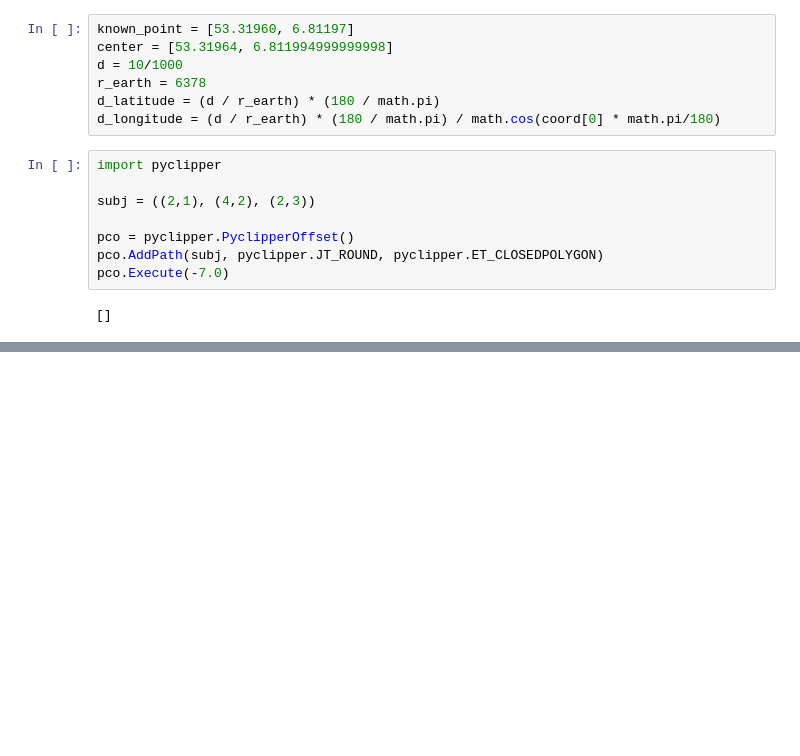
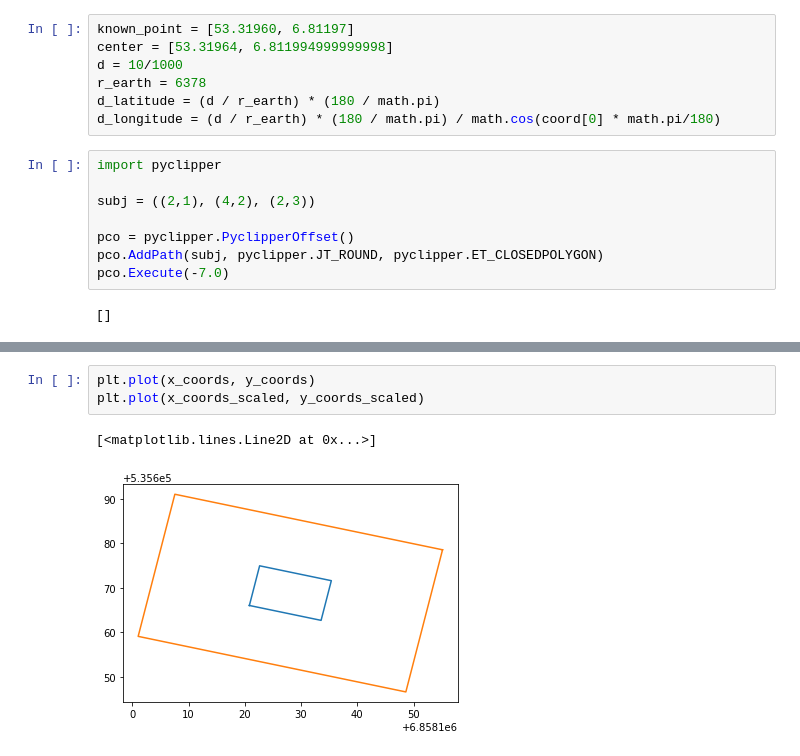
Before and after one commit to TomvandeLooij/dsp-project, a Jupyter notebook: notebooks/test_notebook_for_stuff.ipynb, the cells around one changed output, grey strips where cells are left out. Cells and saved outputs as stored; diff of their text form; blank space fills up the shorter version.

```diff
--- a/notebooks/test_notebook_for_stuff.ipynb
+++ b/notebooks/test_notebook_for_stuff.ipynb
@@ -84,0 +236,6 @@ pco.Execute(-7.0)
+# %%
+plt.plot(x_coords, y_coords)
+plt.plot(x_coords_scaled, y_coords_scaled)
+# %% [output]
+[<matplotlib.lines.Line2D at 0x...>]
+[figure, added]
```
Also changed, not shown: parts of 27 cells of this notebook.
